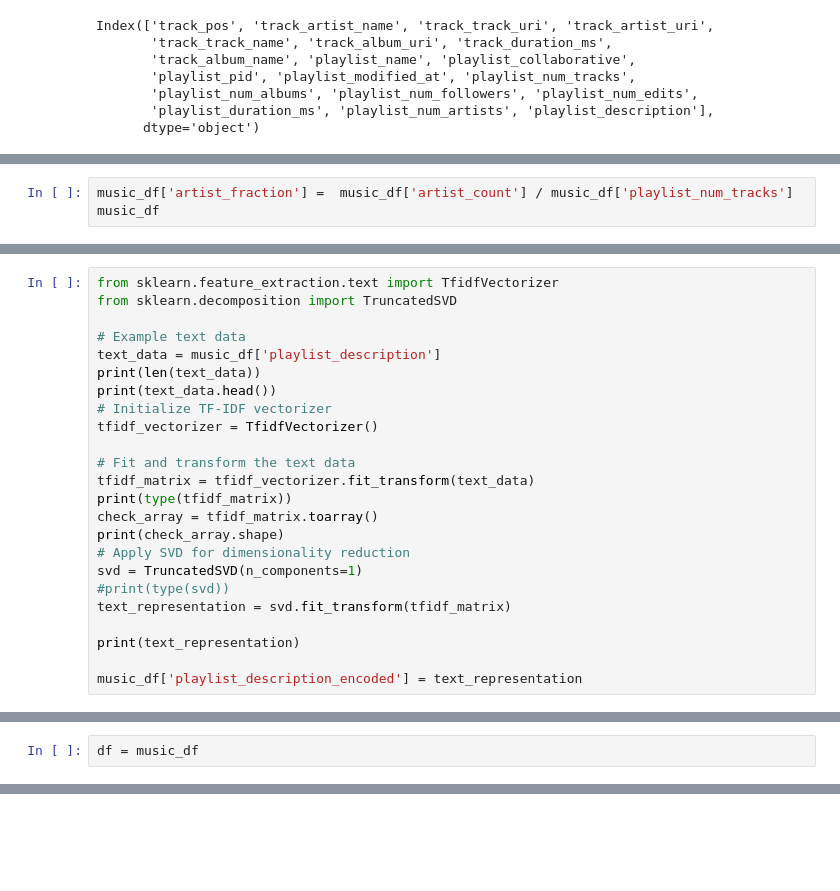
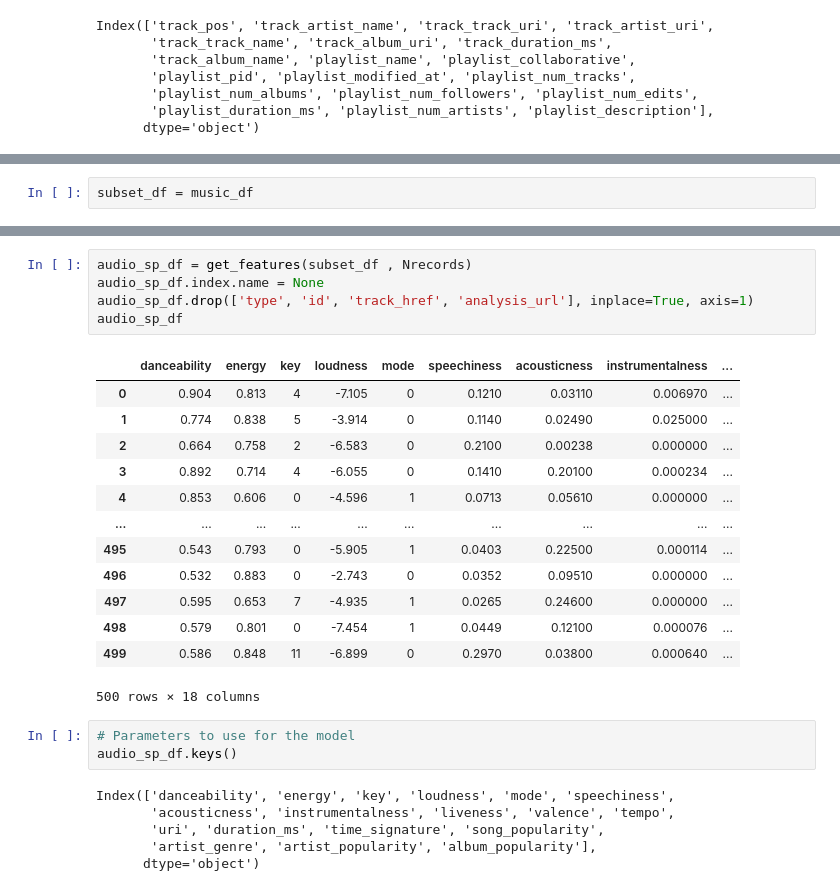
Before and after one commit to Ernek/song_recommender, a Jupyter notebook: Fuzzy_Clustering_model.ipynb, the cells around one changed output, grey strips where cells are left out. Drawn from its saved outputs; the diff is of its cells as text; blank space fills up the shorter version.

Commit message:
with mpd.slice.0-999.json data

```diff
--- a/Fuzzy_Clustering_model.ipynb
+++ b/Fuzzy_Clustering_model.ipynb
@@ -289,3 +78,0 @@ music_df[important_features]
-# %%
-music_df['artist_fraction'] =  music_df['artist_count'] / music_df['playlist_num_tracks']
-music_df
@@ -411,24 +78,0 @@ Name: track_artist_name, Length: 886, dtype: int64
-# %%
-from sklearn.feature_extraction.text import TfidfVectorizer
-from sklearn.decomposition import TruncatedSVD
-
-# Example text data
-text_data = music_df['playlist_description']
-print(len(text_data))
-print(text_data.head())
-# Initialize TF-IDF vectorizer
-tfidf_vectorizer = TfidfVectorizer()
-
-# Fit and transform the text data
-tfidf_matrix = tfidf_vectorizer.fit_transform(text_data)
-print(type(tfidf_matrix))
-check_array = tfidf_matrix.toarray()
-print(check_array.shape)
-# Apply SVD for dimensionality reduction
-svd = TruncatedSVD(n_components=1)
-#print(type(svd))
-text_representation = svd.fit_transform(tfidf_matrix)
-
-print(text_representation)
-
-music_df['playlist_description_encoded'] = text_representation
@@ -453,2 +78,0 @@ Name: playlist_description, dtype: object
-# %%
-df = music_df
@@ -641,0 +79,2 @@ Name: playlist_name, dtype: object
+# %%
+subset_df = music_df
@@ -641,0 +160,28 @@ Name: playlist_name, dtype: object
+# %%
+audio_sp_df = get_features(subset_df , Nrecords)
+audio_sp_df.index.name = None
+audio_sp_df.drop(['type', 'id', 'track_href', 'analysis_url'], inplace=True, axis=1)
+audio_sp_df
+# %% [output]
+|  | danceability | energy | key | loudness | mode | speechiness | acousticness | instrumentalness | ... |
+| 0 | 0.904 | 0.813 | 4 | -7.105 | 0 | 0.1210 | 0.03110 | 0.006970 | ... |
+| 1 | 0.774 | 0.838 | 5 | -3.914 | 0 | 0.1140 | 0.02490 | 0.025000 | ... |
+| 2 | 0.664 | 0.758 | 2 | -6.583 | 0 | 0.2100 | 0.00238 | 0.000000 | ... |
+| 3 | 0.892 | 0.714 | 4 | -6.055 | 0 | 0.1410 | 0.20100 | 0.000234 | ... |
+| 4 | 0.853 | 0.606 | 0 | -4.596 | 1 | 0.0713 | 0.05610 | 0.000000 | ... |
+| ... | ... | ... | ... | ... | ... | ... | ... | ... | ... |
+| 495 | 0.543 | 0.793 | 0 | -5.905 | 1 | 0.0403 | 0.22500 | 0.000114 | ... |
+| 496 | 0.532 | 0.883 | 0 | -2.743 | 0 | 0.0352 | 0.09510 | 0.000000 | ... |
+| 497 | 0.595 | 0.653 | 7 | -4.935 | 1 | 0.0265 | 0.24600 | 0.000000 | ... |
+| 498 | 0.579 | 0.801 | 0 | -7.454 | 1 | 0.0449 | 0.12100 | 0.000076 | ... |
+| 499 | 0.586 | 0.848 | 11 | -6.899 | 0 | 0.2970 | 0.03800 | 0.000640 | ... |
+500 rows × 18 columns
+# %%
+# Parameters to use for the model
+audio_sp_df.keys()
+# %% [output]
+Index(['danceability', 'energy', 'key', 'loudness', 'mode', 'speechiness',
+       'acousticness', 'instrumentalness', 'liveness', 'valence', 'tempo',
+       'uri', 'duration_ms', 'time_signature', 'song_popularity',
+       'artist_genre', 'artist_popularity', 'album_popularity'],
+      dtype='object')
```
Also changed, not shown: parts of 110 cells of this notebook.
